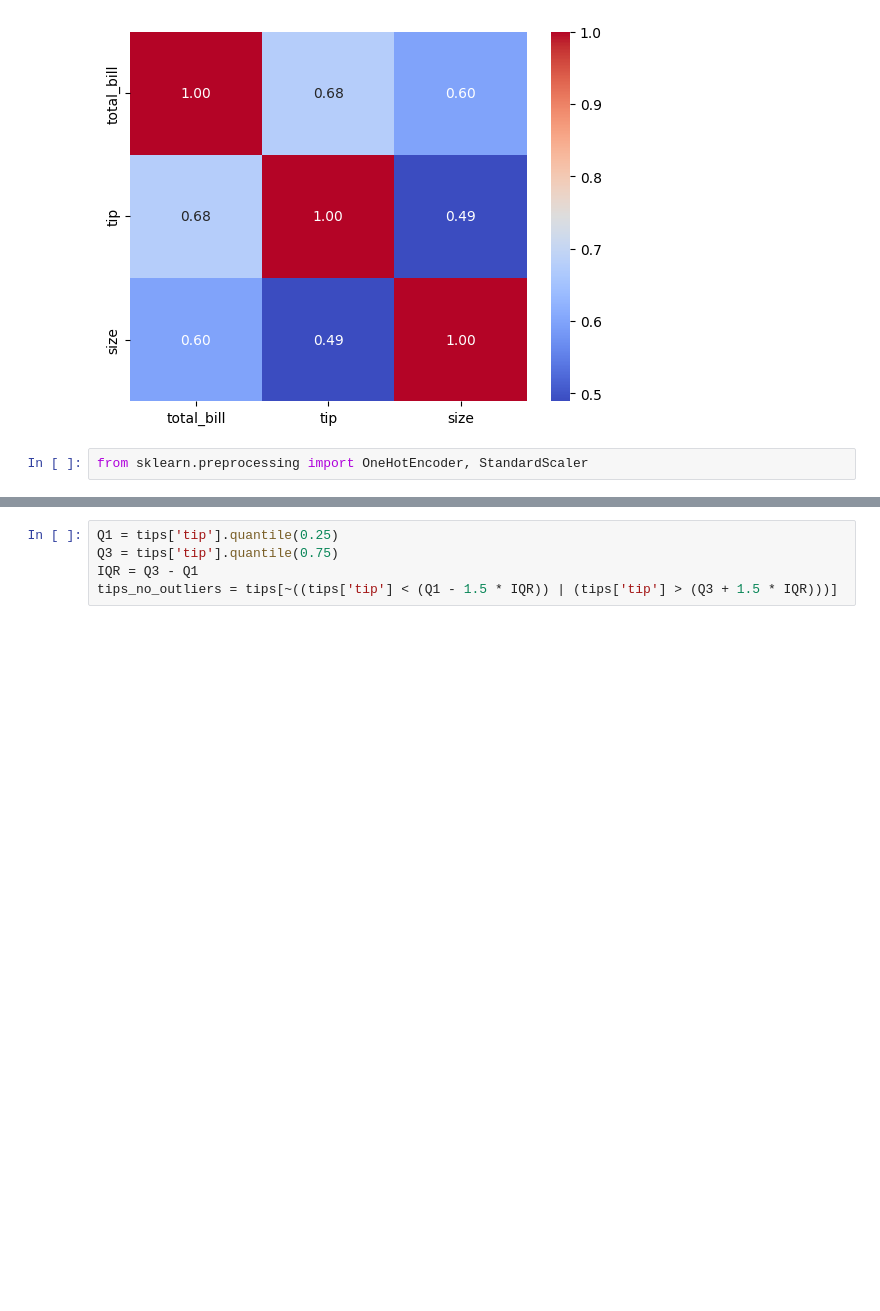
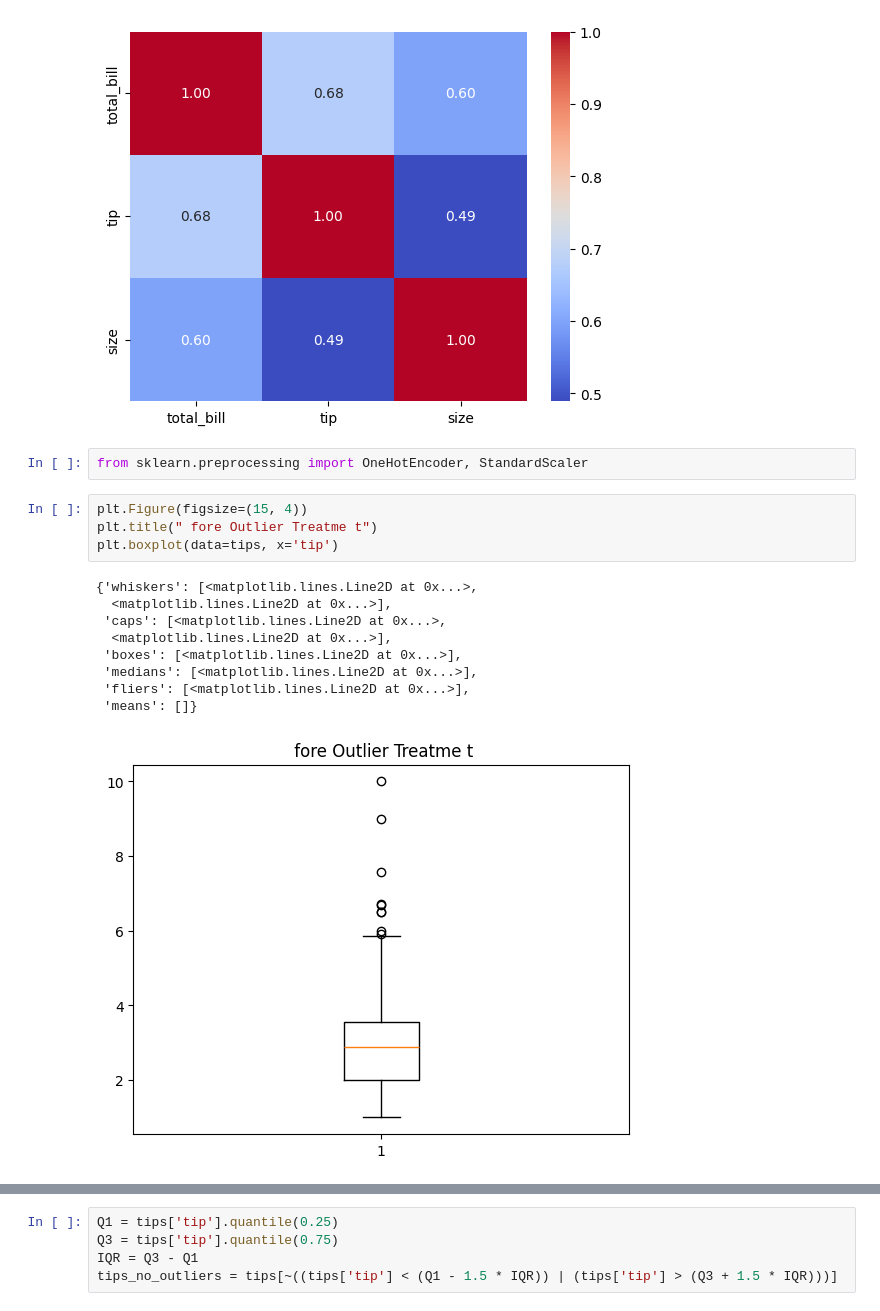
Before and after one commit to Wayn-Git/MLPractise, a Jupyter notebook: ToyDataSetsPractise/Tips_Dataset_By_Seaborn/tips.ipynb, the cells around one changed output, grey strips where cells are left out. Drawn from its saved outputs; the diff is of its cells as text; blank space fills up the shorter version.

```diff
--- a/ToyDataSetsPractise/Tips_Dataset_By_Seaborn/tips.ipynb
+++ b/ToyDataSetsPractise/Tips_Dataset_By_Seaborn/tips.ipynb
@@ -215,3 +197,17 @@ plt.show()
 [figure]
 # %%
 from sklearn.preprocessing import OneHotEncoder, StandardScaler
+# %%
+plt.Figure(figsize=(15, 4))
+plt.title(" fore Outlier Treatme t")
+plt.boxplot(data=tips, x='tip')
+# %% [output]
+{'whiskers': [<matplotlib.lines.Line2D at 0x...>,
+  <matplotlib.lines.Line2D at 0x...>],
+ 'caps': [<matplotlib.lines.Line2D at 0x...>,
+  <matplotlib.lines.Line2D at 0x...>],
+ 'boxes': [<matplotlib.lines.Line2D at 0x...>],
+ 'medians': [<matplotlib.lines.Line2D at 0x...>],
+ 'fliers': [<matplotlib.lines.Line2D at 0x...>],
+ 'means': []}
+[figure, added]
```
Also changed, not shown: parts of 6 cells of this notebook, 1 other file.
